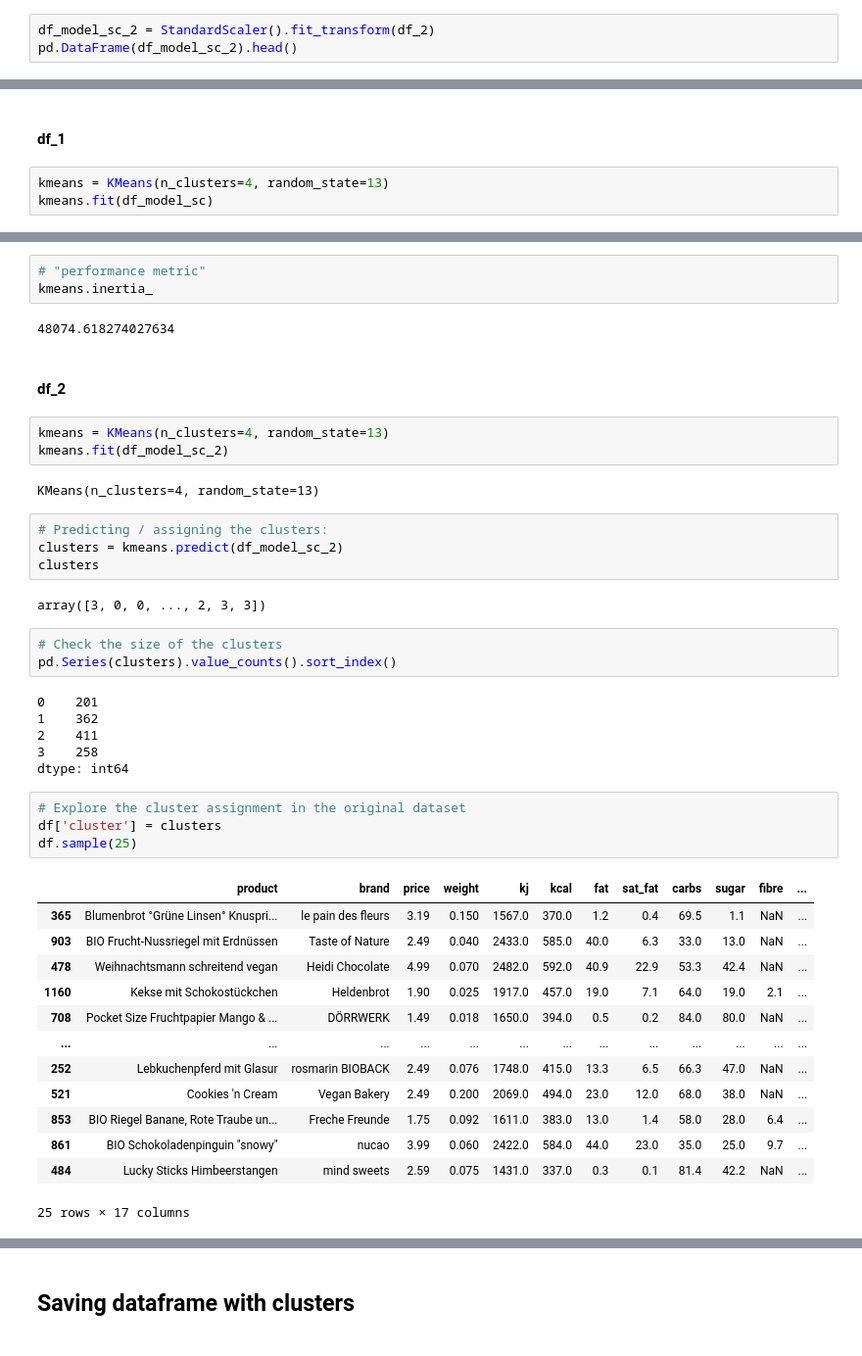
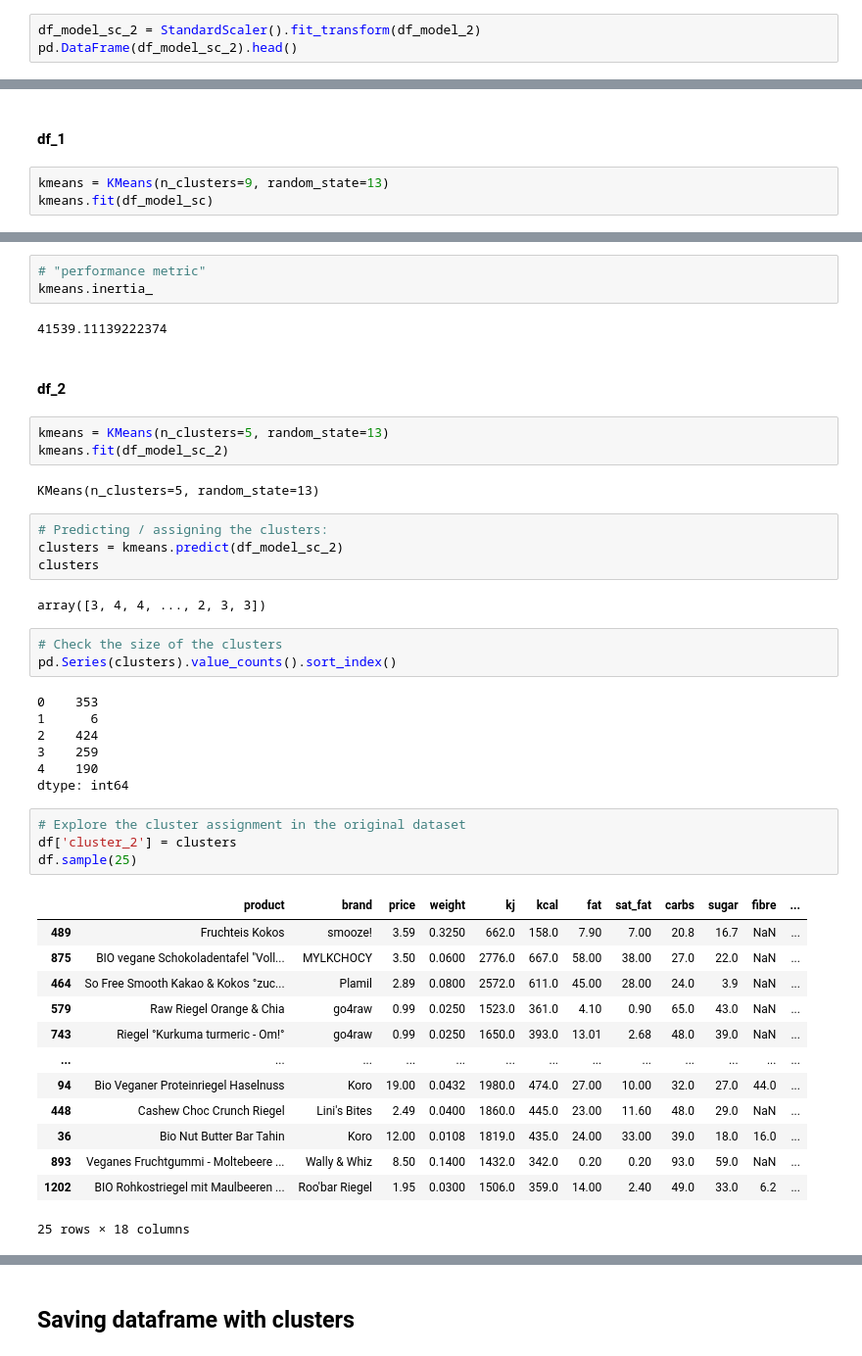
Before and after one commit to katharina-beriault/Final_Project_Vegan-Snack-Recommender_Clustering, a Jupyter notebook: Python/Model_building.ipynb, the cells around one changed output, grey strips where cells are left out. Shown at 98% size. Drawn from its saved outputs; the diff is of its cells as text.

```diff
--- a/Python/Model_building.ipynb
+++ b/Python/Model_building.ipynb
@@ -369,6 +353,6 @@ df_model_2.head()
 | 3 | 363.0 | 18.0 | 2.0 | 26.0 | 8.0 | 8.000000 | 25.45 | 4.5175 | 32.724138 |
 | 4 | 421.0 | 14.0 | 23.0 | 35.0 | 67.0 | 10.000000 | 25.45 | 4.5175 | 32.724138 |
 # %%
-df_model_sc_2 = StandardScaler().fit_transform(df_2)
+df_model_sc_2 = StandardScaler().fit_transform(df_model_2)
 pd.DataFrame(df_model_sc_2).head()
 # %% [output]
@@ -577,6 +564,6 @@ visualizer.show()
 # %% [markdown]
 #### df_1
 # %%
-kmeans = KMeans(n_clusters=4, random_state=13)
+kmeans = KMeans(n_clusters=9, random_state=13)
 kmeans.fit(df_model_sc)
 # %% [output]
@@ -618,47 +610,48 @@ df.sample(25)
 # "performance metric"
 kmeans.inertia_
 # %% [output]
-48074.618274027634
+41539.11139222374
 # %% [markdown]
 #### df_2
 # %%
-kmeans = KMeans(n_clusters=4, random_state=13)
+kmeans = KMeans(n_clusters=5, random_state=13)
 kmeans.fit(df_model_sc_2)
 # %% [output]
-KMeans(n_clusters=4, random_state=13)
+KMeans(n_clusters=5, random_state=13)
 # %%
 # Predicting / assigning the clusters:
 clusters = kmeans.predict(df_model_sc_2)
 clusters
 # %% [output]
-array([3, 0, 0, ..., 2, 3, 3])
+array([3, 4, 4, ..., 2, 3, 3])
 # %%
 # Check the size of the clusters
 pd.Series(clusters).value_counts().sort_index()
 # %% [output]
-0    201
-1    362
-2    411
-3    258
+0    353
+1      6
+2    424
+3    259
+4    190
 dtype: int64
 # %%
 # Explore the cluster assignment in the original dataset
-df['cluster'] = clusters
+df['cluster_2'] = clusters
 df.sample(25)
 # %% [output]
 |  | product | brand | price | weight | kj | kcal | fat | sat_fat | carbs | sugar | fibre | ... |
-| 365 | Blumenbrot °Grüne Linsen° Knuspri... | le pain des fleurs | 3.19 | 0.150 | 1567.0 | 370.0 | 1.2 | 0.4 | 69.5 | 1.1 | NaN | ... |
-| 903 | BIO Frucht-Nussriegel mit Erdnüssen | Taste of Nature | 2.49 | 0.040 | 2433.0 | 585.0 | 40.0 | 6.3 | 33.0 | 13.0 | NaN | ... |
-| 478 | Weihnachtsmann schreitend vegan | Heidi Chocolate | 4.99 | 0.070 | 2482.0 | 592.0 | 40.9 | 22.9 | 53.3 | 42.4 | NaN | ... |
-| 1160 | Kekse mit Schokostückchen | Heldenbrot | 1.90 | 0.025 | 1917.0 | 457.0 | 19.0 | 7.1 | 64.0 | 19.0 | 2.1 | ... |
-| 708 | Pocket Size Fruchtpapier Mango & ... | DÖRRWERK | 1.49 | 0.018 | 1650.0 | 394.0 | 0.5 | 0.2 | 84.0 | 80.0 | NaN | ... |
+| 489 | Fruchteis Kokos | smooze! | 3.59 | 0.3250 | 662.0 | 158.0 | 7.90 | 7.00 | 20.8 | 16.7 | NaN | ... |
+| 875 | BIO vegane Schokoladentafel "Voll... | MYLKCHOCY | 3.50 | 0.0600 | 2776.0 | 667.0 | 58.00 | 38.00 | 27.0 | 22.0 | NaN | ... |
+| 464 | So Free Smooth Kakao & Kokos °zuc... | Plamil | 2.89 | 0.0800 | 2572.0 | 611.0 | 45.00 | 28.00 | 24.0 | 3.9 | NaN | ... |
+| 579 | Raw Riegel Orange & Chia | go4raw | 0.99 | 0.0250 | 1523.0 | 361.0 | 4.10 | 0.90 | 65.0 | 43.0 | NaN | ... |
+| 743 | Riegel °Kurkuma turmeric - Om!° | go4raw | 0.99 | 0.0250 | 1650.0 | 393.0 | 13.01 | 2.68 | 48.0 | 39.0 | NaN | ... |
 | ... | ... | ... | ... | ... | ... | ... | ... | ... | ... | ... | ... | ... |
-| 252 | Lebkuchenpferd mit Glasur | rosmarin BIOBACK | 2.49 | 0.076 | 1748.0 | 415.0 | 13.3 | 6.5 | 66.3 | 47.0 | NaN | ... |
-| 521 | Cookies 'n Cream | Vegan Bakery | 2.49 | 0.200 | 2069.0 | 494.0 | 23.0 | 12.0 | 68.0 | 38.0 | NaN | ... |
-| 853 | BIO Riegel Banane, Rote Traube un... | Freche Freunde | 1.75 | 0.092 | 1611.0 | 383.0 | 13.0 | 1.4 | 58.0 | 28.0 | 6.4 | ... |
-| 861 | BIO Schokoladenpinguin "snowy" | nucao | 3.99 | 0.060 | 2422.0 | 584.0 | 44.0 | 23.0 | 35.0 | 25.0 | 9.7 | ... |
-| 484 | Lucky Sticks Himbeerstangen | mind sweets | 2.59 | 0.075 | 1431.0 | 337.0 | 0.3 | 0.1 | 81.4 | 42.2 | NaN | ... |
+| 94 | Bio Veganer Proteinriegel Haselnuss | Koro | 19.00 | 0.0432 | 1980.0 | 474.0 | 27.00 | 10.00 | 32.0 | 27.0 | 44.0 | ... |
+| 448 | Cashew Choc Crunch Riegel | Lini's Bites | 2.49 | 0.0400 | 1860.0 | 445.0 | 23.00 | 11.60 | 48.0 | 29.0 | NaN | ... |
+| 36 | Bio Nut Butter Bar Tahin | Koro | 12.00 | 0.0108 | 1819.0 | 435.0 | 24.00 | 33.00 | 39.0 | 18.0 | 16.0 | ... |
+| 893 | Veganes Fruchtgummi - Moltebeere ... | Wally & Whiz | 8.50 | 0.1400 | 1432.0 | 342.0 | 0.20 | 0.20 | 93.0 | 59.0 | NaN | ... |
+| 1202 | BIO Rohkostriegel mit Maulbeeren ... | Roo'bar Riegel | 1.95 | 0.0300 | 1506.0 | 359.0 | 14.00 | 2.40 | 49.0 | 33.0 | 6.2 | ... |
-25 rows × 17 columns
+25 rows × 18 columns
 # %%
 # "performance metric"
 kmeans.inertia_
```
Also changed, not shown: parts of 18 cells of this notebook, 7 other files.
